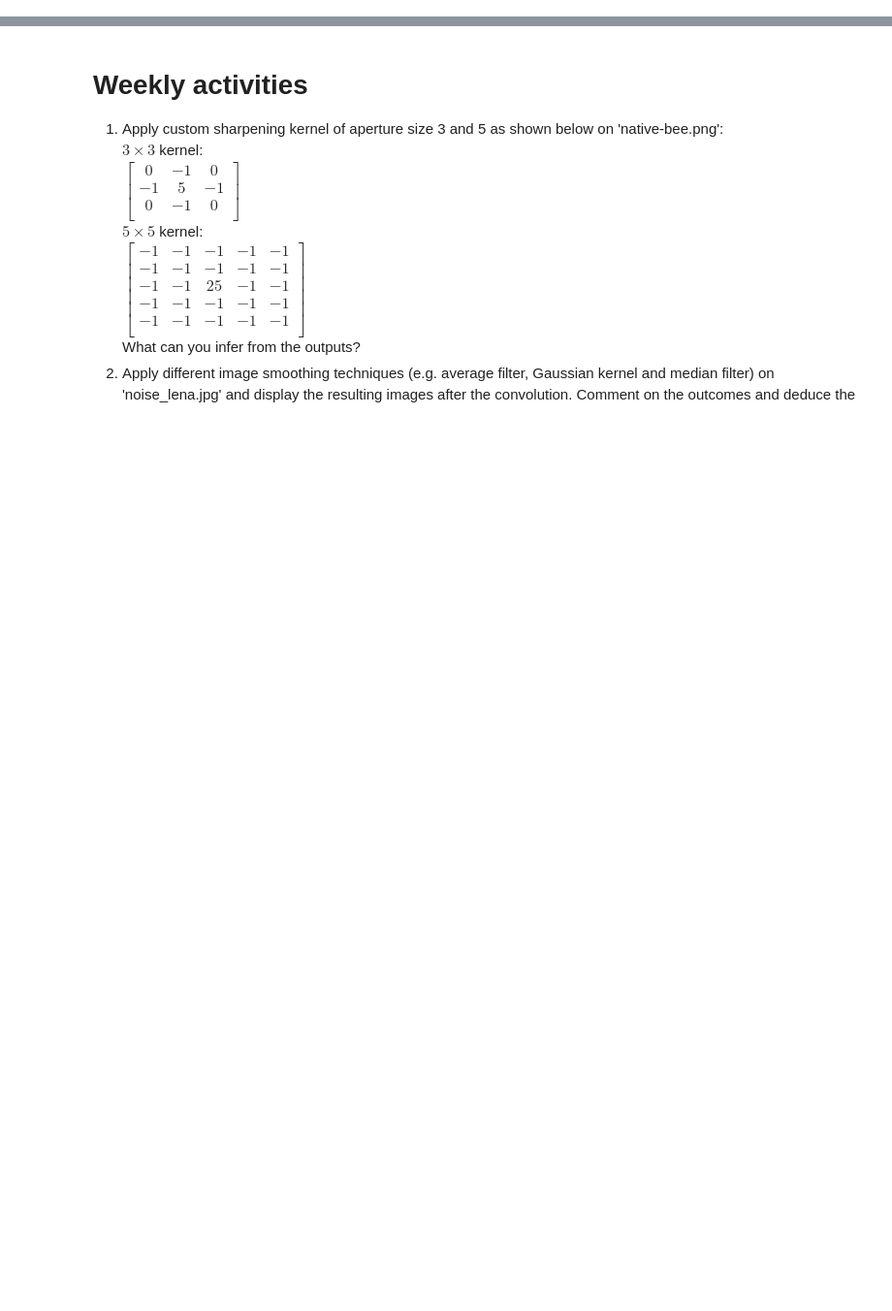
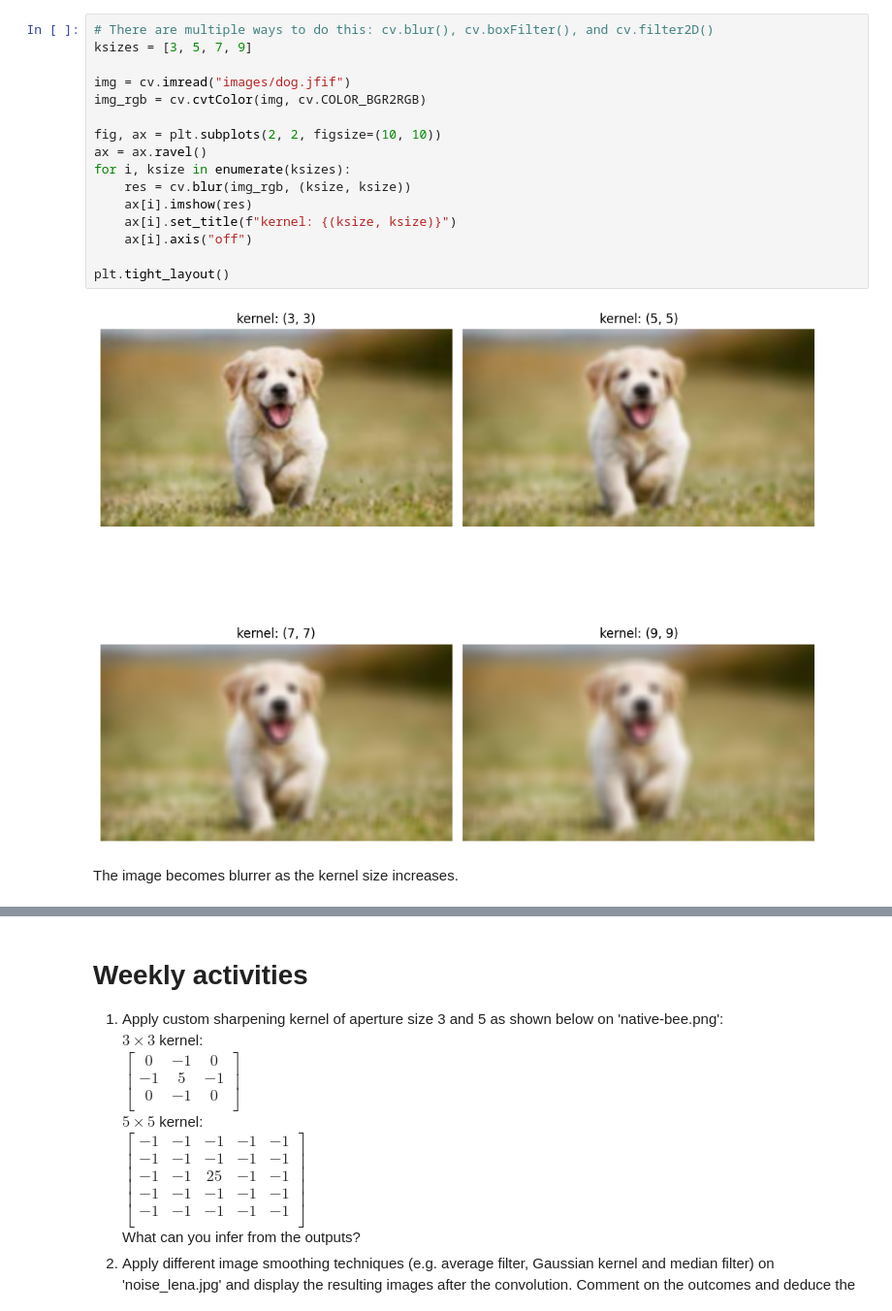
Before and after one commit to Jacky-lim-data-analyst/mini_project_cv, a Jupyter notebook: w6_tut_ans.ipynb, the cells around one changed output, grey strips where cells are left out. Shown at 97% size. Saved outputs shown, nothing was run; the diff lists cells and outputs as text; blank space fills up the shorter version.

```diff
--- a/w6_tut_ans.ipynb
+++ b/w6_tut_ans.ipynb
@@ -0,0 +28,20 @@
+# %%
+# There are multiple ways to do this: cv.blur(), cv.boxFilter(), and cv.filter2D()
+ksizes = [3, 5, 7, 9]
+
+img = cv.imread("images/dog.jfif")
+img_rgb = cv.cvtColor(img, cv.COLOR_BGR2RGB)
+
+fig, ax = plt.subplots(2, 2, figsize=(10, 10))
+ax = ax.ravel()
+for i, ksize in enumerate(ksizes):
+    res = cv.blur(img_rgb, (ksize, ksize))
+    ax[i].imshow(res)
+    ax[i].set_title(f"kernel: {(ksize, ksize)}")
+    ax[i].axis("off")
+
+plt.tight_layout()
+# %% [output]
+[figure, added]
+# %% [markdown]
+The image becomes blurrer as the kernel size increases.
```
Also changed, not shown: parts of 17 cells of this notebook, 1 other file.
